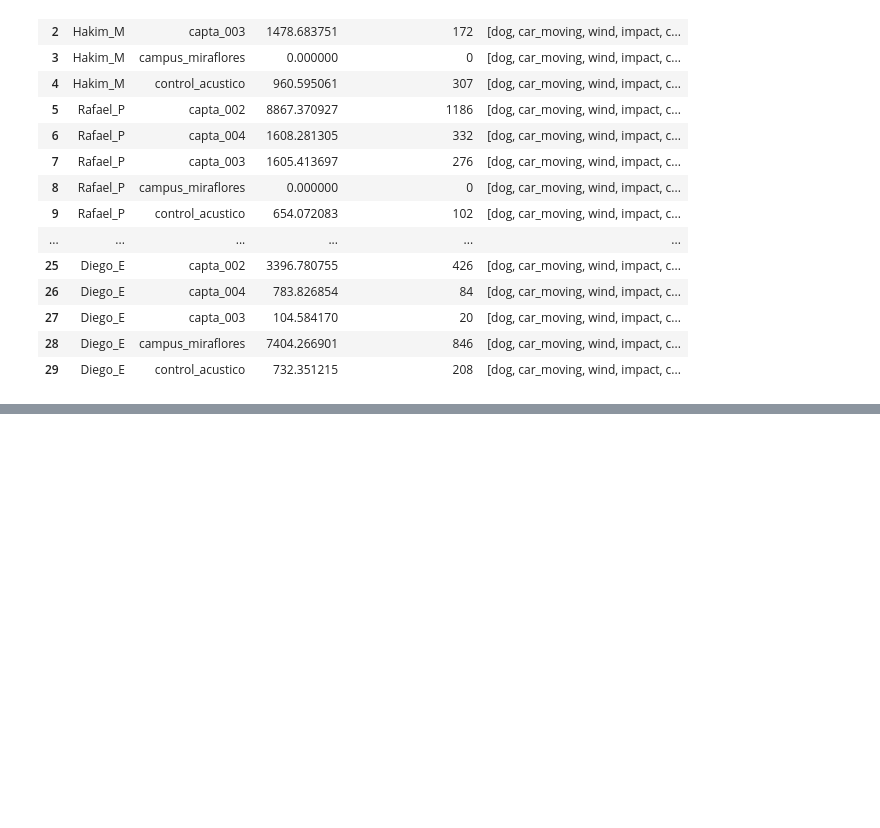
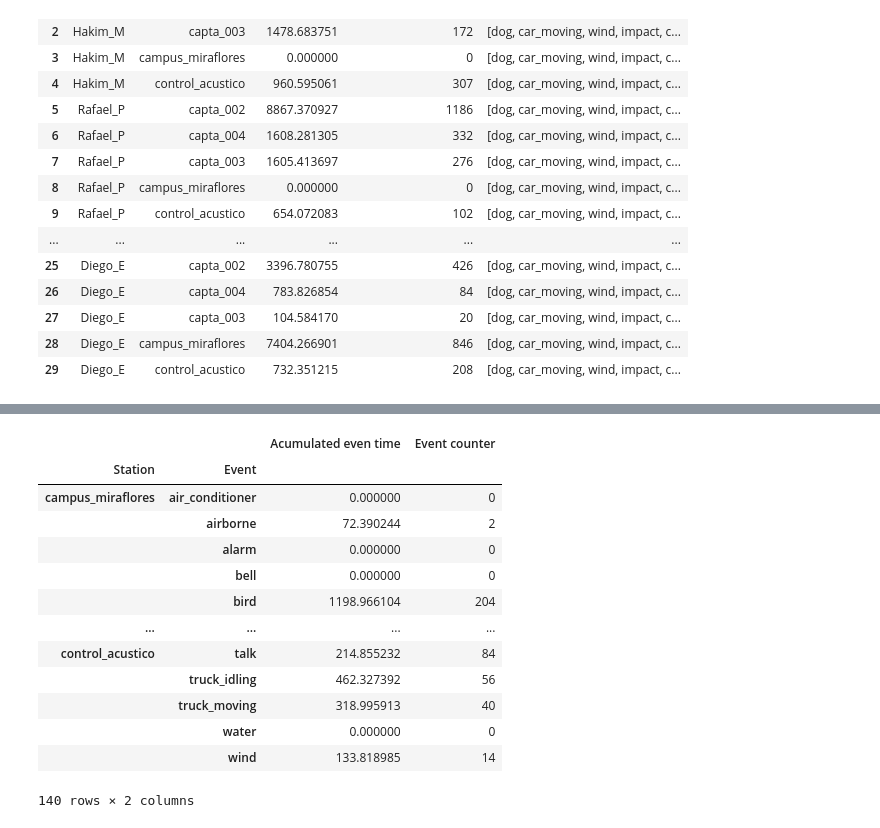
Before and after one commit to JoaquinRMorales/AuMiLAB, a Jupyter notebook: FUSA/Labellers.ipynb, the cells around one changed output, grey strips where cells are left out. Cells and saved outputs as stored; diff of their text form; code cells hidden in the pictures; blank space fills up the shorter version.

```diff
--- a/FUSA/Labellers.ipynb
+++ b/FUSA/Labellers.ipynb
@@ -201,6 +201,22 @@ def events_df(labellers):
                 data.append([l.name, s.name, e.name, e.time, e.counter])
 
     return pd.DataFrame(data, columns = ["Labeller", "Station", "Event", "Acumulated even time", "Event counter"])
+
+#eventos sin labeller
+def events_compressed_df(labellers):
+
+    data = []
+
+    for l in labellers:
+        for s in l.stations:
+            for e in s.events:
+
+                data.append([s.name, e.name, e.time, e.counter])
+
+    df = pd.DataFrame(data, columns = ["Station", "Event", "Acumulated even time", "Event counter"])
+    df = df.groupby(["Station", "Event"]).sum()
+
+    return df
 # %%
 c, lab, st, evt = catego_reader()
 # %%
@@ -280,0 +335,17 @@ events_df(labellers)
+# %%
+events_compressed_df(labellers)
+# %% [output]
+|  |  | Acumulated even time | Event counter |
+| Station | Event |  |  |
+| campus_miraflores | air_conditioner | 0.000000 | 0 |
+|  | airborne | 72.390244 | 2 |
+|  | alarm | 0.000000 | 0 |
+|  | bell | 0.000000 | 0 |
+|  | bird | 1198.966104 | 204 |
+| ... | ... | ... | ... |
+| control_acustico | talk | 214.855232 | 84 |
+|  | truck_idling | 462.327392 | 56 |
+|  | truck_moving | 318.995913 | 40 |
+|  | water | 0.000000 | 0 |
+|  | wind | 133.818985 | 14 |
+140 rows × 2 columns
```
Also changed, not shown: parts of 7 cells of this notebook.
